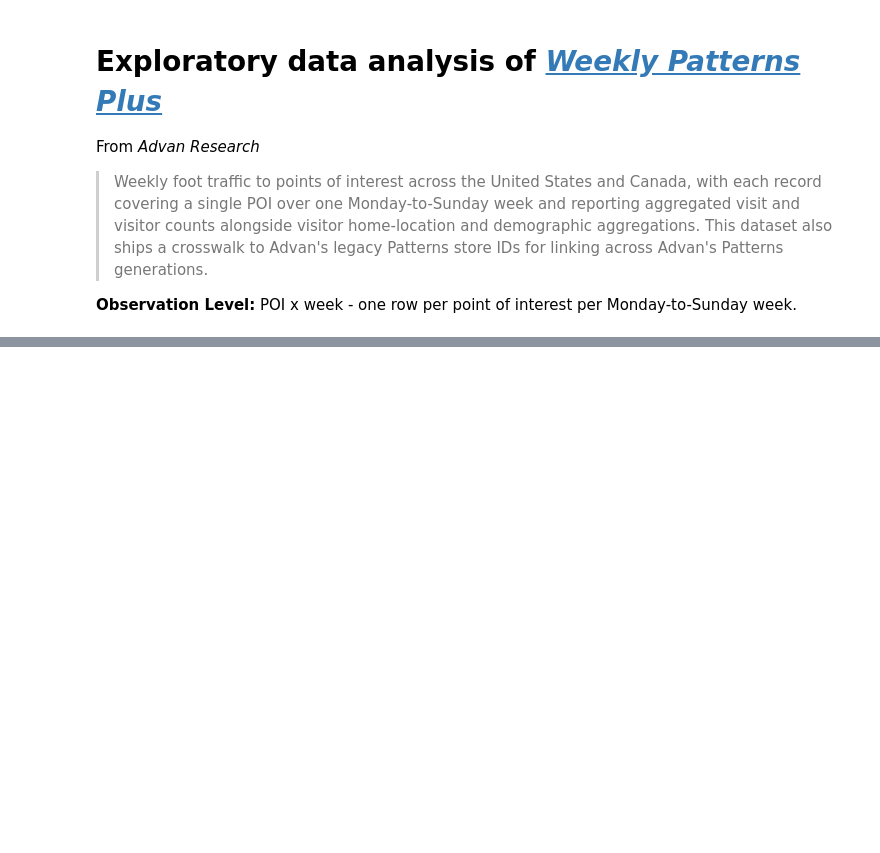
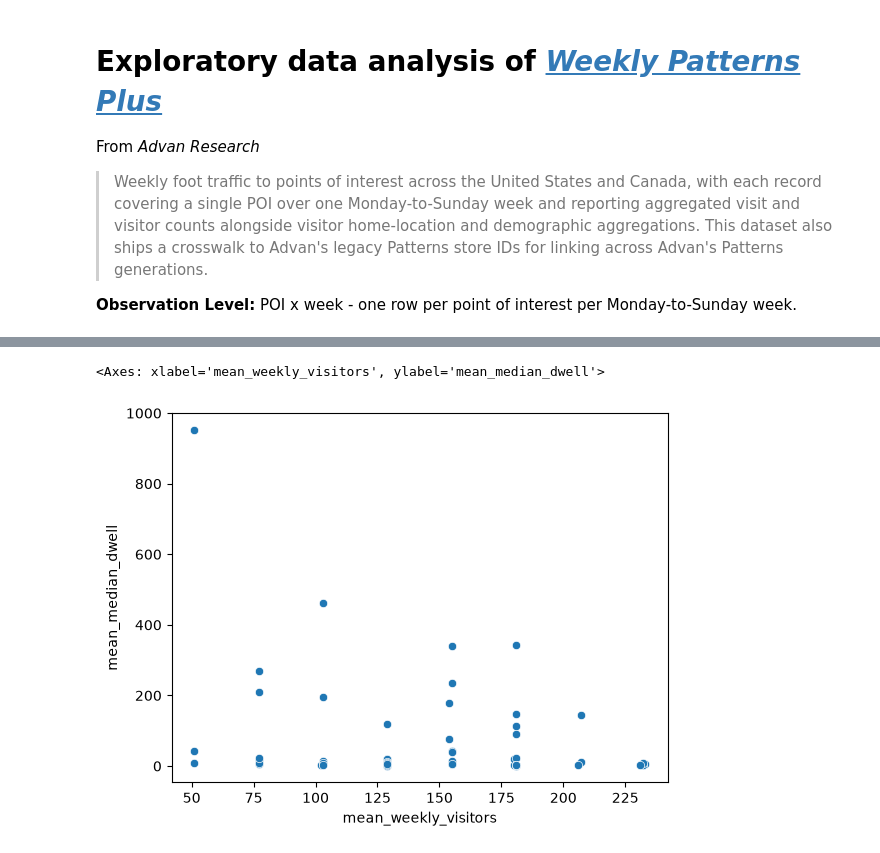
Before and after one commit to marcus-friis/weekly-patterns-plus-exploration, a Jupyter notebook: notebooks/eda.ipynb, the cells around one changed output, grey strips where cells are left out. Cells and saved outputs as stored; diff of their text form; code cells hidden in the pictures; blank space fills up the shorter version.

```diff
--- a/notebooks/eda.ipynb
+++ b/notebooks/eda.ipynb
@@ -40,0 +44,10 @@ fig.tight_layout()
+# %%
+# mean of median is kind of weird
+agg = df.group_by("id_store").agg(
+    pl.col("visitor_counts").mean().alias("mean_weekly_visitors"),
+    pl.col("median_dwell").mean().alias("mean_median_dwell"),
+)
+sns.scatterplot(data=agg, x="mean_weekly_visitors", y="mean_median_dwell")
+# %% [output]
+<Axes: xlabel='mean_weekly_visitors', ylabel='mean_median_dwell'>
+[figure, added]
```
Also changed, not shown: parts of 2 cells of this notebook, 2 other files.
